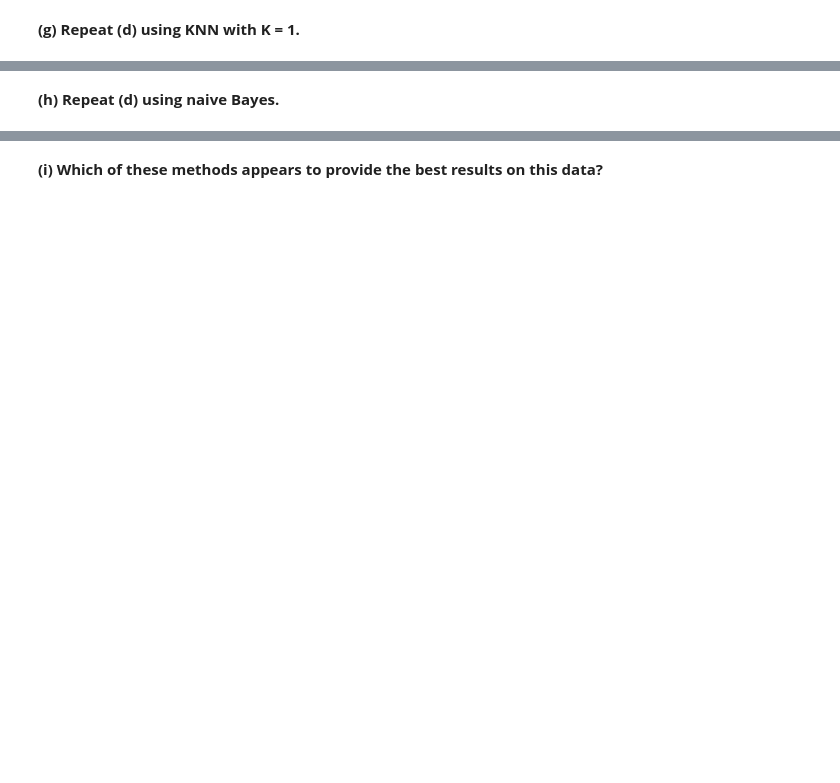
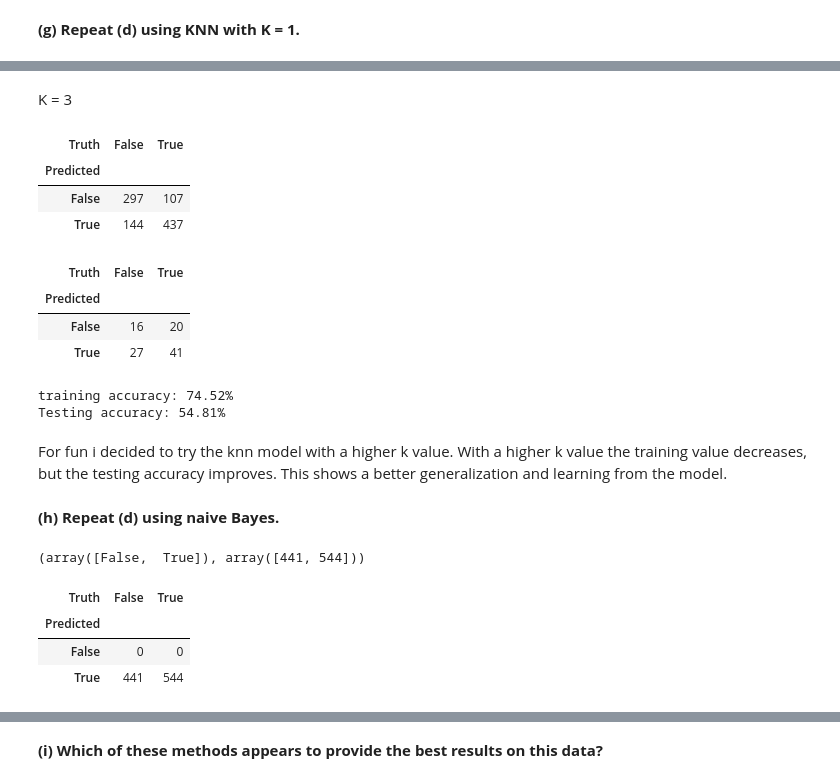
Before and after one commit to WillDBM/DATA-303, a Jupyter notebook: Lab/Armentrout_William_Lab5.ipynb, the cells around one changed output, grey strips where cells are left out. Cells and saved outputs as stored; diff of their text form; code cells hidden in the pictures; blank space fills up the shorter version.

```diff
--- a/Lab/Armentrout_William_Lab5.ipynb
+++ b/Lab/Armentrout_William_Lab5.ipynb
@@ -254,2 +293,58 @@ Testing accuracy: 58.65%
+# %% [markdown]
+K = 3
+# %%
+
+X = MS(['Lag2']).fit(Weekly).transform(Weekly)
+y = Weekly.Direction == 'Up'
+X_train, X_test = X.loc[Weekly.Year < 2009], X.loc[Weekly.Year >= 2009]
+y_train, y_test = y.loc[Weekly.Year < 2009], y.loc[Weekly.Year >= 2009]
+
+knn1 = KNeighborsClassifier(n_neighbors=3)
+X_train, X_test = [np.asarray(X) for X in [X_train, X_test]]
+knn1.fit(X_train, y_train)
+pred_train = knn1.predict(X_train)
+confusion_table(pred_train, y_train)
+# %% [output]
+| Truth | False | True |
+| Predicted |  |  |
+| False | 297 | 107 |
+| True | 144 | 437 |
+# %%
+pred_test = knn1.predict(X_test)
+confusion_table(pred_test, y_test)
+# %% [output]
+| Truth | False | True |
+| Predicted |  |  |
+| False | 16 | 20 |
+| True | 27 | 41 |
+# %%
+print(f'training accuracy: {np.mean(y_train == pred_train) * 100:.2f}%')
+print(f'Testing accuracy: {np.mean(y_test == pred_test) * 100:.2f}%')
+# %% [output]
+training accuracy: 74.52%
+Testing accuracy: 54.81%
+# %% [markdown]
+For fun i decided to try the knn model with a higher k value. With a higher k value the training value decreases, but the testing accuracy improves. This shows a better generalization and learning from the model.
 # %% [markdown]
 **(h) Repeat (d) using naive Bayes.**
+# %%
+np.unique(y_train, return_counts=True)
+# %% [output]
+(array([False,  True]), array([441, 544]))
+# %%
+
+X = MS(['Lag2']).fit(Weekly).transform(Weekly)
+y = Weekly.Direction == 'Up'
+X_train, X_test = X.loc[Weekly.Year < 2009], X.loc[Weekly.Year >= 2009]
+y_train, y_test = y.loc[Weekly.Year < 2009], y.loc[Weekly.Year >= 2009]
+
+NB = GaussianNB()
+NB.fit(X_train, y_train)
+pred_train = NB.predict(X_train)
+np.unique(pred_train, return_counts=True)
+confusion_table(pred_train, y_train)
+# %% [output]
+| Truth | False | True |
+| Predicted |  |  |
+| False | 0 | 0 |
+| True | 441 | 544 |
```
Also changed, not shown: parts of 14 cells of this notebook.
